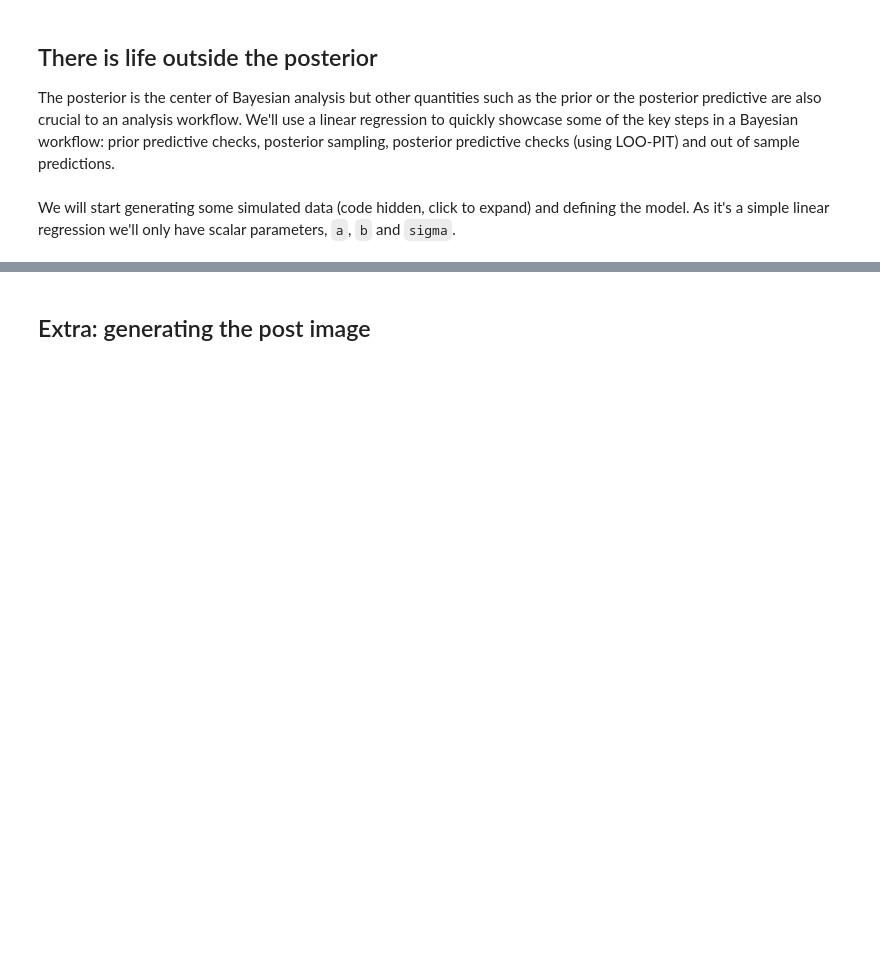
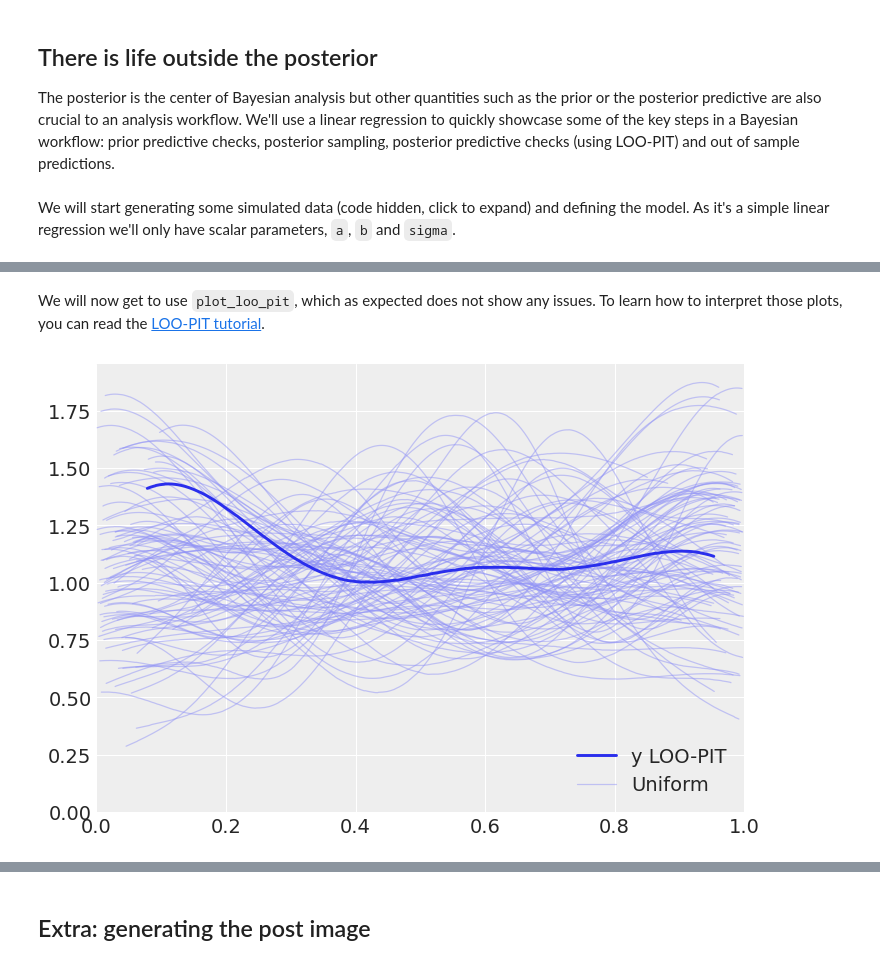
Before and after one commit to OriolAbril/oriol_unraveled, a Jupyter notebook: _notebooks/2020-08-16-pymc3-arviz.ipynb, the cells around one changed output, grey strips where cells are left out. Drawn from its saved outputs; the diff is of its cells as text; code cells hidden in the pictures; blank space fills up the shorter version.

```diff
--- a/_notebooks/2020-08-16-pymc3-arviz.ipynb
+++ b/_notebooks/2020-08-16-pymc3-arviz.ipynb
@@ -209,0 +268,5 @@ with pm.Model(coords=coords) as linreg_model:
+# %%
+with linreg_model:
+    post_pred = pm.sample_posterior_predictive(linreg_idata)
+    idata_aux = az.from_pymc3(posterior_predictive=post_pred)
+linreg_idata.extend(idata_aux)
@@ -209,0 +275,6 @@ with pm.Model(coords=coords) as linreg_model:
+# %% [markdown]
+We will now get to use `plot_loo_pit`, which as expected does not show any issues. To learn how to interpret those plots, you can read the [LOO-PIT tutorial](https://oriolabril.github.io/oriol_unraveled/python/arviz/pymc3/2019/07/31/loo-pit-tutorial.html).
+# %%
+az.plot_loo_pit(linreg_idata, y="y");
+# %% [output]
+[figure, added]
```
Also changed, not shown: parts of 20 cells of this notebook.
